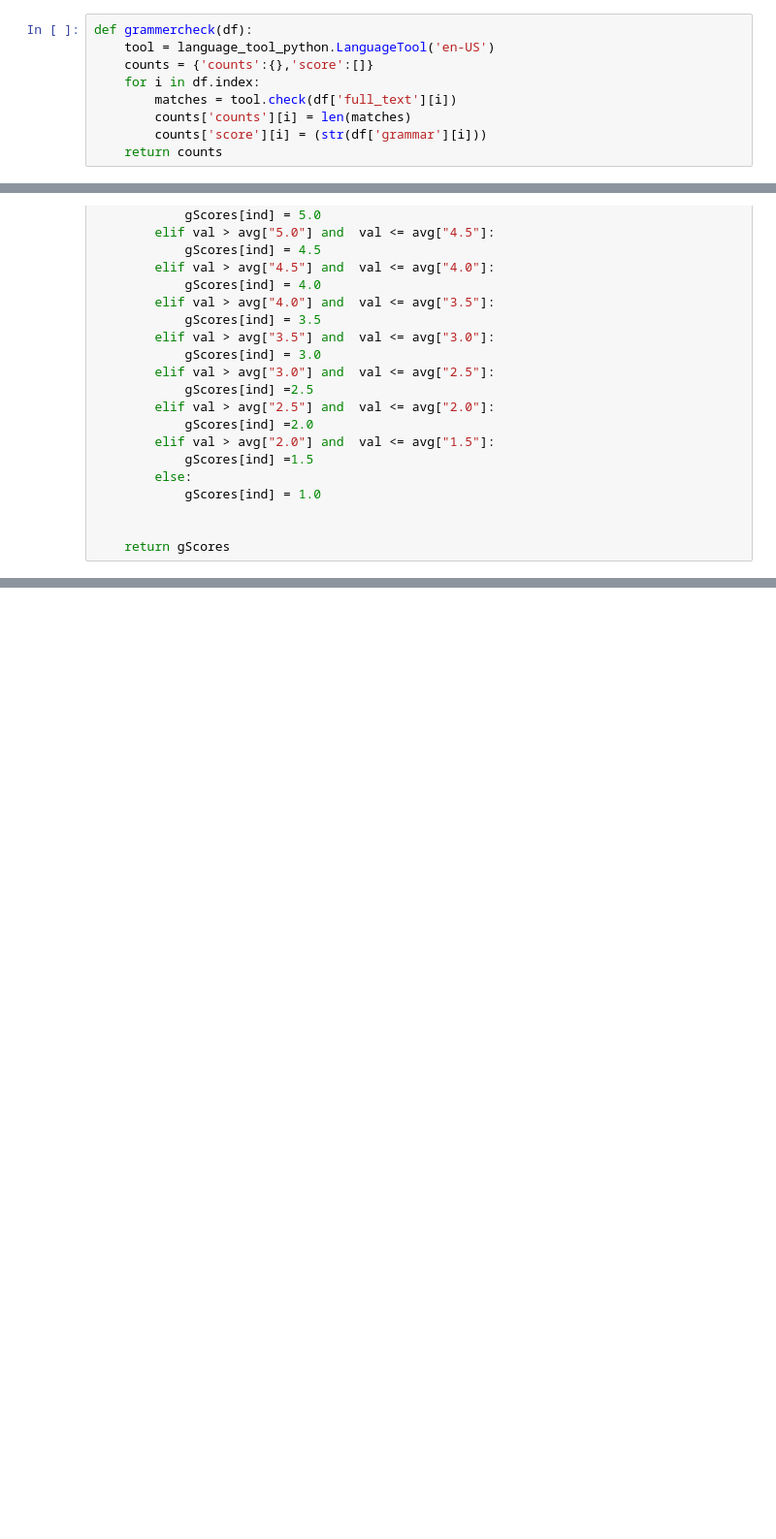
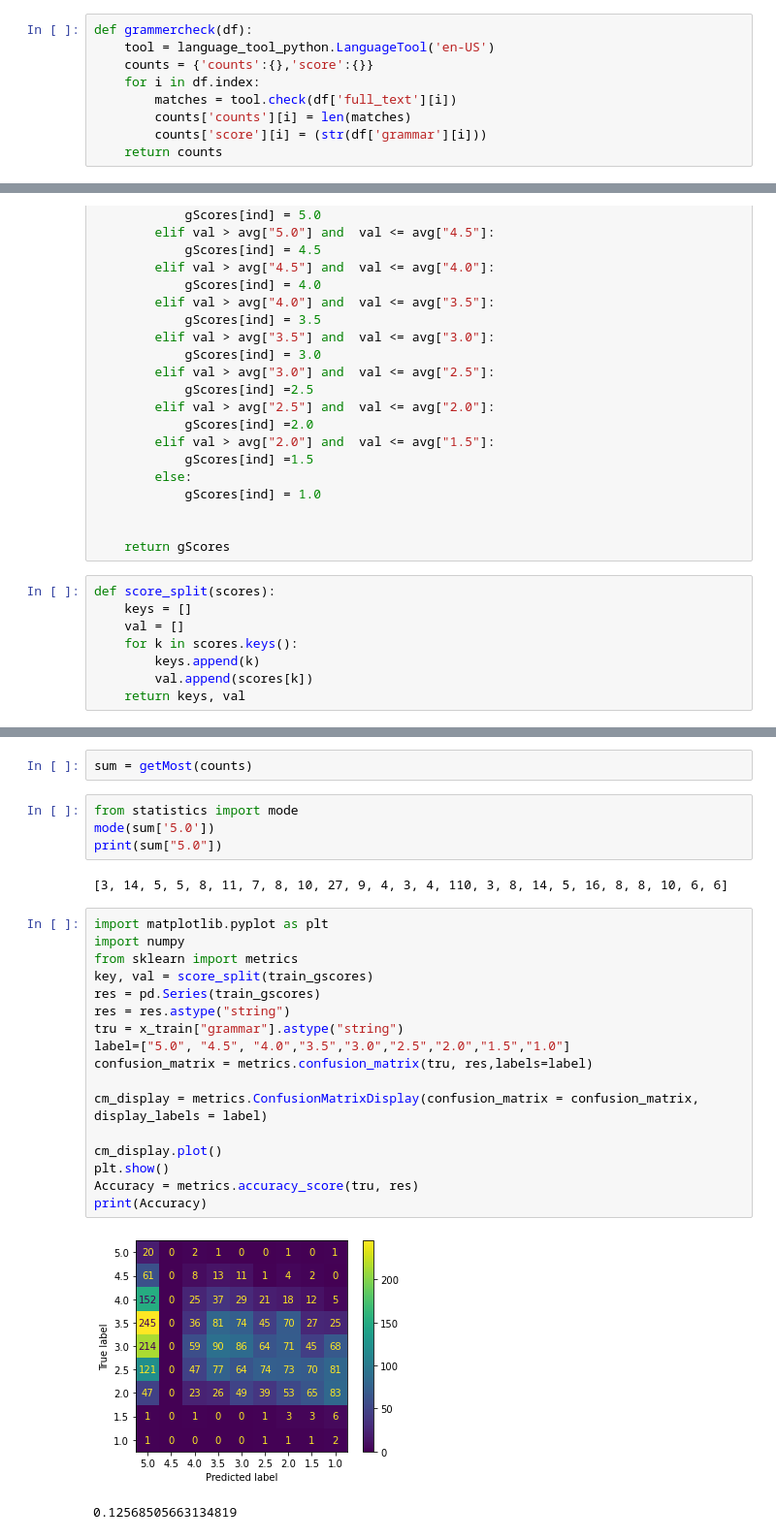
Before and after one commit to EEL-competition/solution, a Jupyter notebook: grammar.ipynb, the cells around one changed output, grey strips where cells are left out. Shown at 97% size. Saved outputs shown, nothing was run; the diff lists cells and outputs as text; blank space fills up the shorter version.

Commit message:
constructed the confusion matrix

```diff
--- a/grammar.ipynb
+++ b/grammar.ipynb
@@ -9,7 +9,7 @@ x_train, x_test,y_train,y_test = train_test_split(data, data, test_size = 0.3,ra
 # %%
 def grammercheck(df):
     tool = language_tool_python.LanguageTool('en-US')
-    counts = {'counts':{},'score':[]}
+    counts = {'counts':{},'score':{}}
     for i in df.index:
         matches = tool.check(df['full_text'][i])
         counts['counts'][i] = len(matches)
@@ -97,6 +125,14 @@ def grammarScoring(avg, test):
 
 
     return gScores
+# %%
+def score_split(scores):
+    keys = []
+    val = []
+    for k in scores.keys():
+        keys.append(k)
+        val.append(scores[k])
+    return keys, val
 # %%
 train_gscores = grammarScoring(avg, x_train)
 test_gscores = grammarScoring(avg, x_test)
@@ -137,0 +151,28 @@ KeyError: 1
+# %%
+sum = getMost(counts)
+# %%
+from statistics import mode
+mode(sum['5.0'])
+print(sum["5.0"])
+# %% [output]
+[3, 14, 5, 5, 8, 11, 7, 8, 10, 27, 9, 4, 3, 4, 110, 3, 8, 14, 5, 16, 8, 8, 10, 6, 6]
+# %%
+import matplotlib.pyplot as plt
+import numpy
+from sklearn import metrics
+key, val = score_split(train_gscores)
+res = pd.Series(train_gscores)
+res = res.astype("string")
+tru = x_train["grammar"].astype("string")
+label=["5.0", "4.5", "4.0","3.5","3.0","2.5","2.0","1.5","1.0"]
+confusion_matrix = metrics.confusion_matrix(tru, res,labels=label)
+
+cm_display = metrics.ConfusionMatrixDisplay(confusion_matrix = confusion_matrix, display_labels = label)
+
+cm_display.plot()
+plt.show()
+Accuracy = metrics.accuracy_score(tru, res)
+print(Accuracy)
+# %% [output]
+[figure, added]
+0.12568505663134819
```
Also changed, not shown: parts of 14 cells of this notebook.
